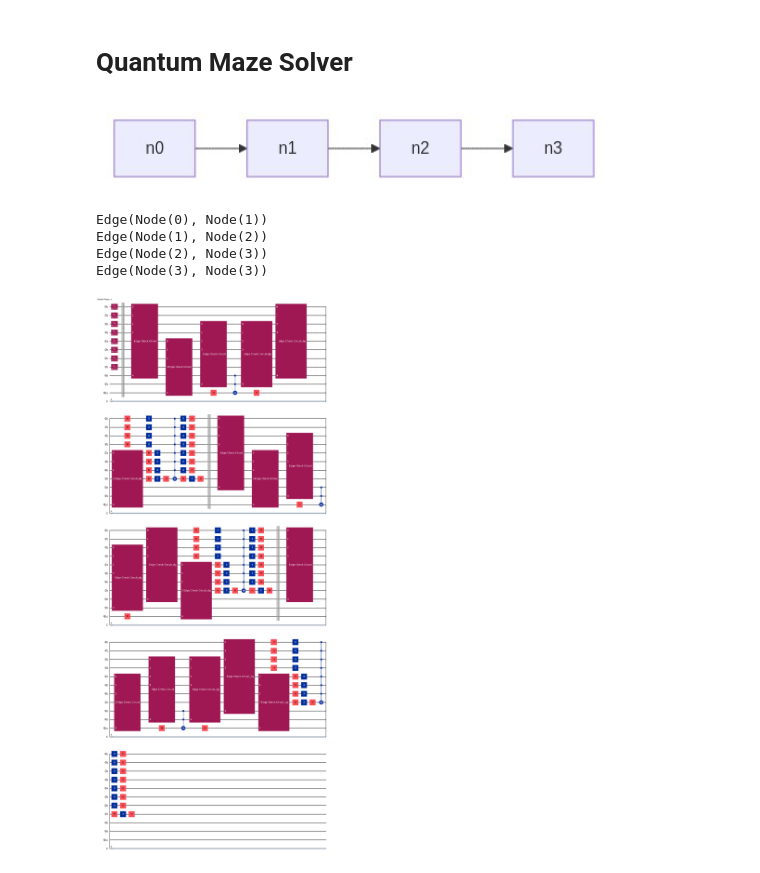
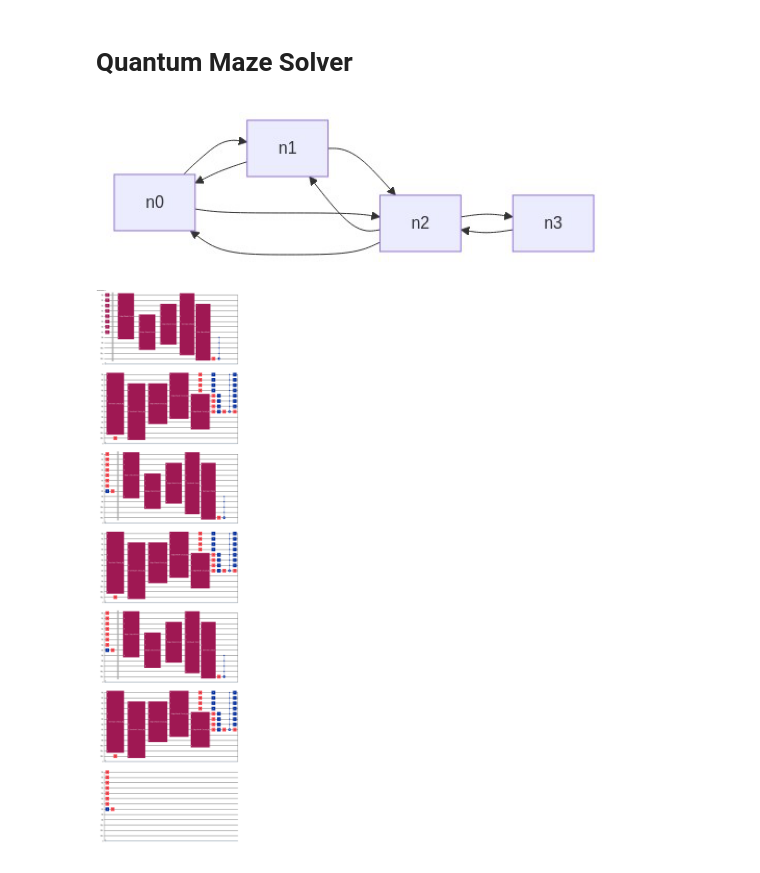
Before and after one commit to 1ngVG-QCCE/QuantumMazeSolver, a Jupyter notebook: maze_solver_tests.ipynb, the cells around one changed output. Saved outputs shown, nothing was run; the diff lists cells and outputs as text; code cells hidden in the pictures.

Commit message:
feat(turn_back_check): restore functionality

```diff
--- a/maze_solver_tests.ipynb
+++ b/maze_solver_tests.ipynb
@@ -102,25 +102,21 @@ class QuantumMazeSolver:
 # %%
 from maze_generator import BFSSolver, Graph, PrimGenerator
 edges = [
     (0, 1),
     (1, 2),
+    (0, 2),
     (2, 3),
-    # (2, 3),
 ]
-graph = Graph.from_edges(edges, 0, 3, bidirectional=False)
+graph = Graph.from_edges(edges, 0, 3, bidirectional=True)
 graph.show()
 # %% [output]
-[figure, old version]
+[figure, new version]
 # %%
 solver = QuantumMazeSolver()
-qc = solver.generate_circuit(graph)
+qc = solver.generate_circuit(graph, turn_back_check=True)
 qc.decompose(reps=2).draw('mpl')
 # %% [output]
-Edge(Node(0), Node(1))
-Edge(Node(1), Node(2))
-Edge(Node(2), Node(3))
-Edge(Node(3), Node(3))
-[figure, old version]
+[figure, new version]
 # %%
 result = solver.run(qc, shots=10000)
 from collections import Counter
```
Also changed, not shown: parts of 3 cells of this notebook, 2 other files.
